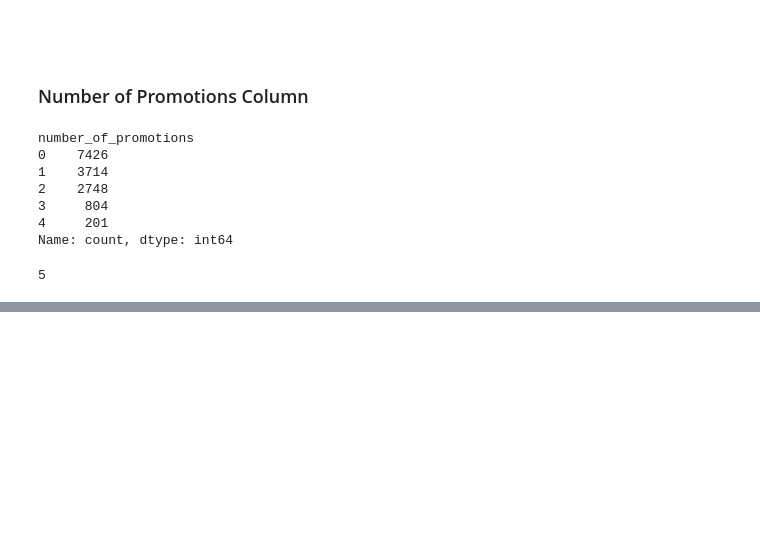
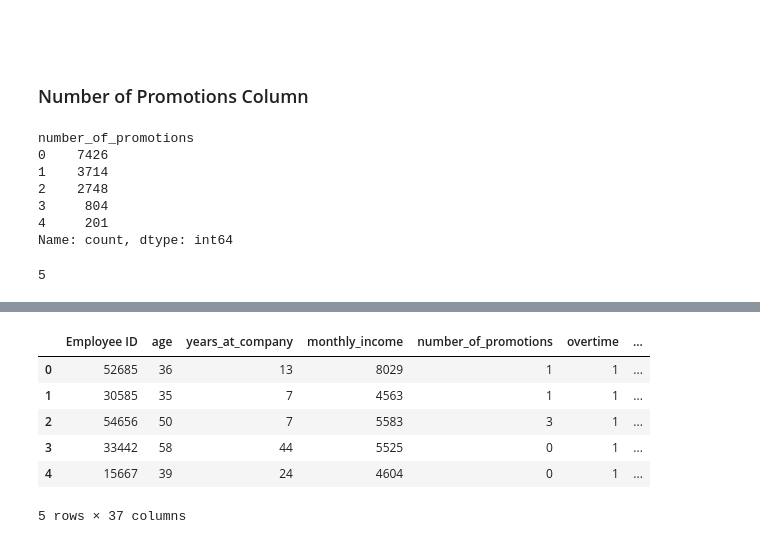
Before and after one commit to hansi-2000/OrgExitTrends, a Jupyter notebook: Logistic_Regression.ipynb, the cells around one changed output, grey strips where cells are left out. Cells and saved outputs as stored; diff of their text form; code cells hidden in the pictures; blank space fills up the shorter version.

Commit message:
Preprocess Performance Overtime Column

```diff
--- a/Logistic_Regression.ipynb
+++ b/Logistic_Regression.ipynb
@@ -730,0 +775,11 @@ len(data["number_of_promotions"].value_counts())
+# %%
+data["overtime"] = data["overtime"].map({"Yes": 1, "No": 0})
+data.head()
+# %% [output]
+|  | Employee ID | age | years_at_company | monthly_income | number_of_promotions | overtime | ... |
+| 0 | 52685 | 36 | 13 | 8029 | 1 | 1 | ... |
+| 1 | 30585 | 35 | 7 | 4563 | 1 | 1 | ... |
+| 2 | 54656 | 50 | 7 | 5583 | 3 | 1 | ... |
+| 3 | 33442 | 58 | 44 | 5525 | 0 | 1 | ... |
+| 4 | 15667 | 39 | 24 | 4604 | 0 | 1 | ... |
+5 rows × 37 columns
```
Also changed, not shown: parts of 7 cells of this notebook.
